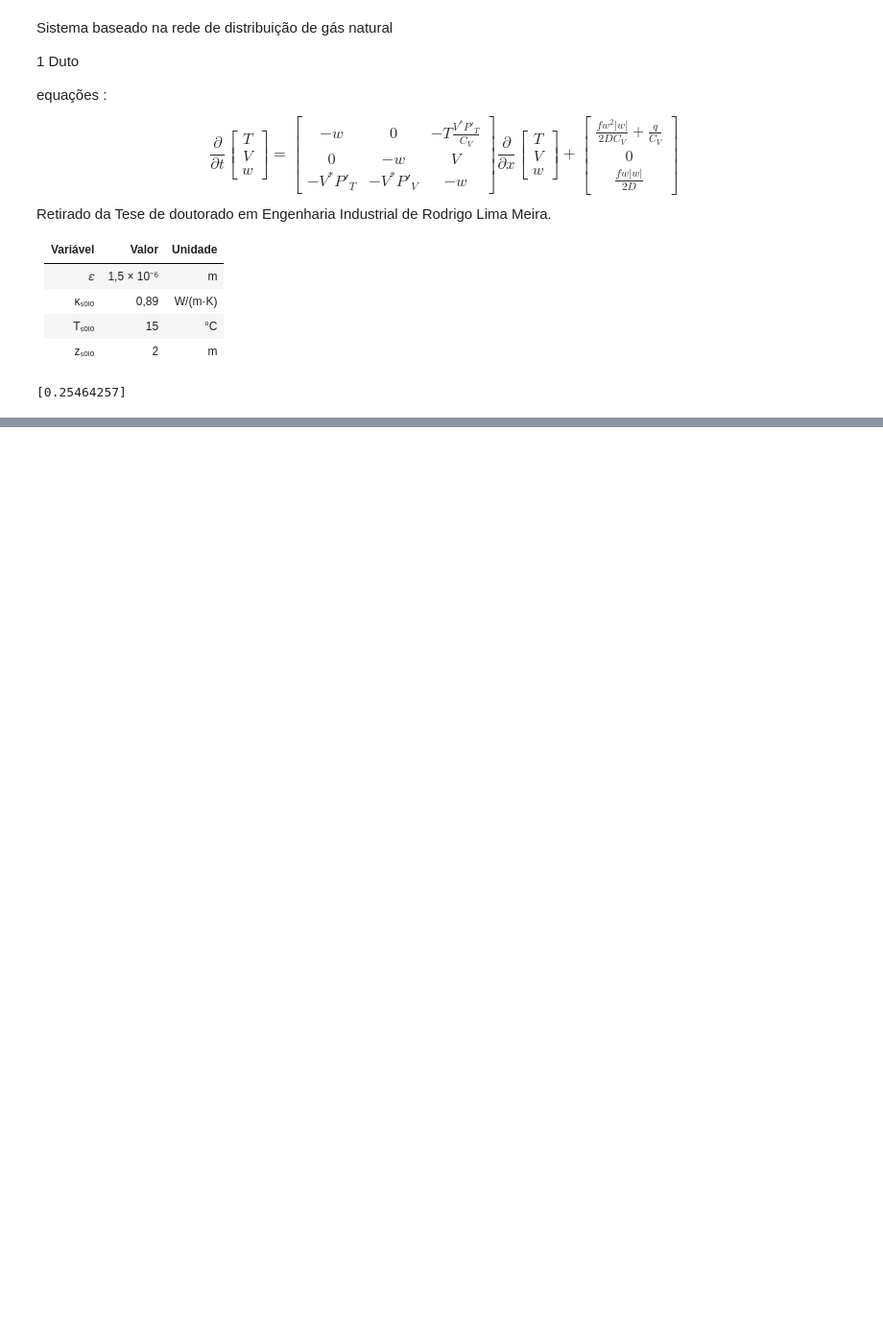
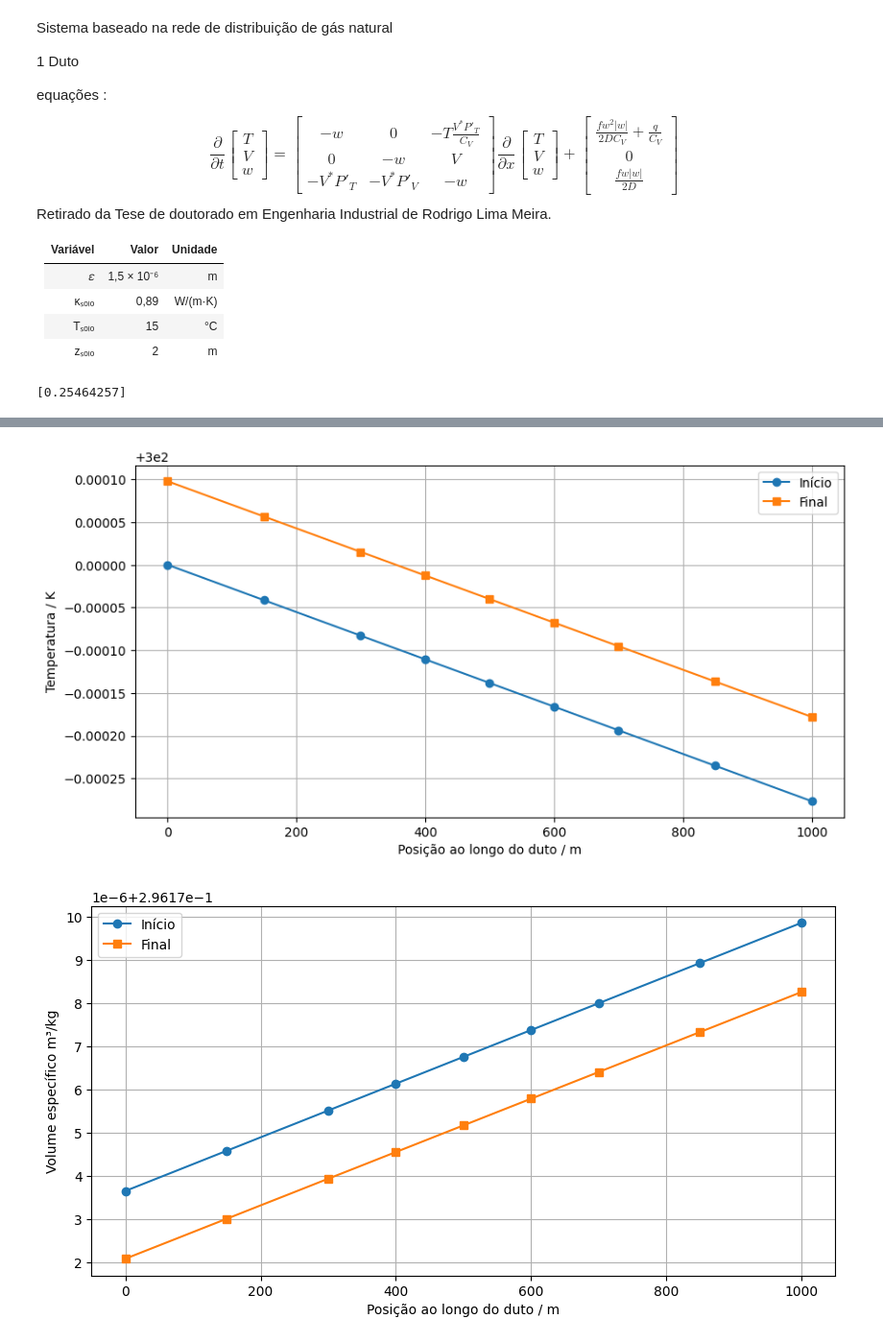
Before and after one commit to MMatheusB/UFBA, a Jupyter notebook: New_project_2/teste.ipynb, the cells around one changed output, grey strips where cells are left out. Shown: that part at 96% size. Cells and saved outputs as stored; diff of their text form; code cells hidden in the pictures; blank space fills up the shorter version.

```diff
--- a/New_project_2/teste.ipynb
+++ b/New_project_2/teste.ipynb
@@ -159,0 +260,51 @@ print(w0_sol)
+# %%
+import matplotlib.pyplot as plt
+import numpy as np
+
+n_nodes = len(meu_duto.l)
+x_nodes = meu_duto.l  # posição de cada nó ao longo do duto
+
+# Selecionar índices do tempo inicial e final
+idx_inicio = 0
+idx_final = -1
+
+# Extrair dados
+T_inicio = sol.y[0::3, idx_inicio]
+V_inicio = sol.y[1::3, idx_inicio]
+w_inicio = sol.y[2::3, idx_inicio]
+
+T_final = sol.y[0::3, idx_final]
+V_final = sol.y[1::3, idx_final]
+w_final = sol.y[2::3, idx_final]
+
+
+plt.figure(figsize=(10, 5))
+plt.plot(x_nodes, T_inicio, 'o-', label='Início')
+plt.plot(x_nodes, T_final, 's-', label='Final')
+plt.xlabel('Posição ao longo do duto / m')
+plt.ylabel('Temperatura / K')
+plt.legend()
+plt.grid(True)
+plt.show()
+
+
+plt.figure(figsize=(10, 5))
+plt.plot(x_nodes, V_inicio, 'o-', label='Início')
+plt.plot(x_nodes, V_final, 's-', label='Final')
+plt.xlabel('Posição ao longo do duto / m')
+plt.ylabel('Volume específico m³/kg')
+plt.legend()
+plt.grid(True)
+plt.show()
+
+plt.figure(figsize=(10, 5))
+plt.plot(x_nodes, w_inicio, 'o-', label='Início')
+plt.plot(x_nodes, w_final, 's-', label='Final')
+plt.xlabel('Posição ao longo do duto / m')
+plt.ylabel('Velocidade / m/s')
+plt.legend()
+plt.grid(True)
+plt.show()
+# %% [output]
+[figure, added]
+[figure, added]
```
Also changed, not shown: parts of 9 cells of this notebook, 1 other file.
